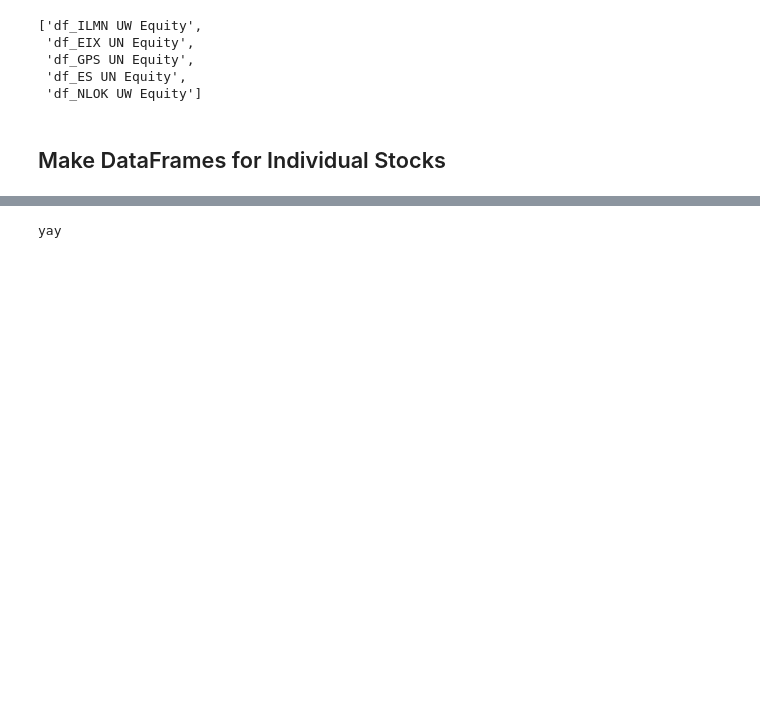
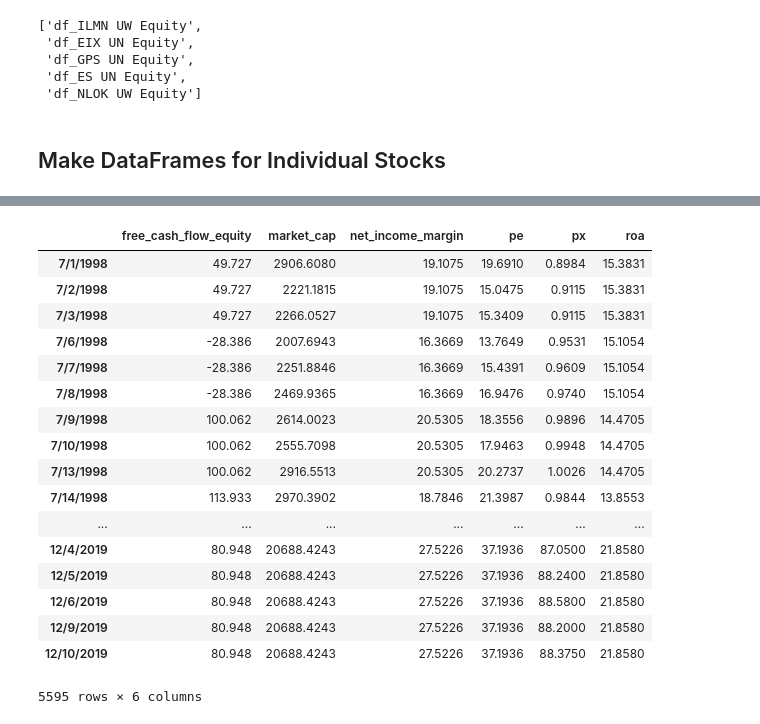
Before and after one commit to ekuo651/Machine-Learning-for-Stock-Selection, a Jupyter notebook: Daily_fund_and_tech_indicators.ipynb, the cells around one changed output, grey strips where cells are left out. Cells and saved outputs as stored; diff of their text form; code cells hidden in the pictures; blank space fills up the shorter version.

Commit message:
clean df for fundamental data

```diff
--- a/Daily_fund_and_tech_indicators.ipynb
+++ b/Daily_fund_and_tech_indicators.ipynb
@@ -50,3 +50,6 @@ fundamental_indicators = [free_cash_flow_equity_df,
                           roa_df,
                           roe_df]
 sectors_df = universe_df
+# %%
+index_dates = list(px_df['Date'])
+index_dates[:3]
@@ -139,4 +119,0 @@ def same_cols(col_a,col_b):
-# %%
-same_cols(col1,col2)
-# %% [output]
-yay
@@ -146,0 +120,24 @@ gross_margin_df.head(30)
+# %%
+# dropna(axis=1,how='all') drops columns that are completely null
+# dropna() will drop rows with any remaining nulls, essentially the null period before fundamentals were available
+
+make_df(stocks[450]).ffill().dropna(axis=1,how='all').dropna()
+# %% [output]
+|  | free_cash_flow_equity | market_cap | net_income_margin | pe | px | roa |
+| 7/1/1998 | 49.727 | 2906.6080 | 19.1075 | 19.6910 | 0.8984 | 15.3831 |
+| 7/2/1998 | 49.727 | 2221.1815 | 19.1075 | 15.0475 | 0.9115 | 15.3831 |
+| 7/3/1998 | 49.727 | 2266.0527 | 19.1075 | 15.3409 | 0.9115 | 15.3831 |
+| 7/6/1998 | -28.386 | 2007.6943 | 16.3669 | 13.7649 | 0.9531 | 15.1054 |
+| 7/7/1998 | -28.386 | 2251.8846 | 16.3669 | 15.4391 | 0.9609 | 15.1054 |
+| 7/8/1998 | -28.386 | 2469.9365 | 16.3669 | 16.9476 | 0.9740 | 15.1054 |
+| 7/9/1998 | 100.062 | 2614.0023 | 20.5305 | 18.3556 | 0.9896 | 14.4705 |
+| 7/10/1998 | 100.062 | 2555.7098 | 20.5305 | 17.9463 | 0.9948 | 14.4705 |
+| 7/13/1998 | 100.062 | 2916.5513 | 20.5305 | 20.2737 | 1.0026 | 14.4705 |
+| 7/14/1998 | 113.933 | 2970.3902 | 18.7846 | 21.3987 | 0.9844 | 13.8553 |
+| ... | ... | ... | ... | ... | ... | ... |
+| 12/4/2019 | 80.948 | 20688.4243 | 27.5226 | 37.1936 | 87.0500 | 21.8580 |
+| 12/5/2019 | 80.948 | 20688.4243 | 27.5226 | 37.1936 | 88.2400 | 21.8580 |
+| 12/6/2019 | 80.948 | 20688.4243 | 27.5226 | 37.1936 | 88.5800 | 21.8580 |
+| 12/9/2019 | 80.948 | 20688.4243 | 27.5226 | 37.1936 | 88.2000 | 21.8580 |
+| 12/10/2019 | 80.948 | 20688.4243 | 27.5226 | 37.1936 | 88.3750 | 21.8580 |
+5595 rows × 6 columns
```
Also changed, not shown: parts of 13 cells of this notebook.
